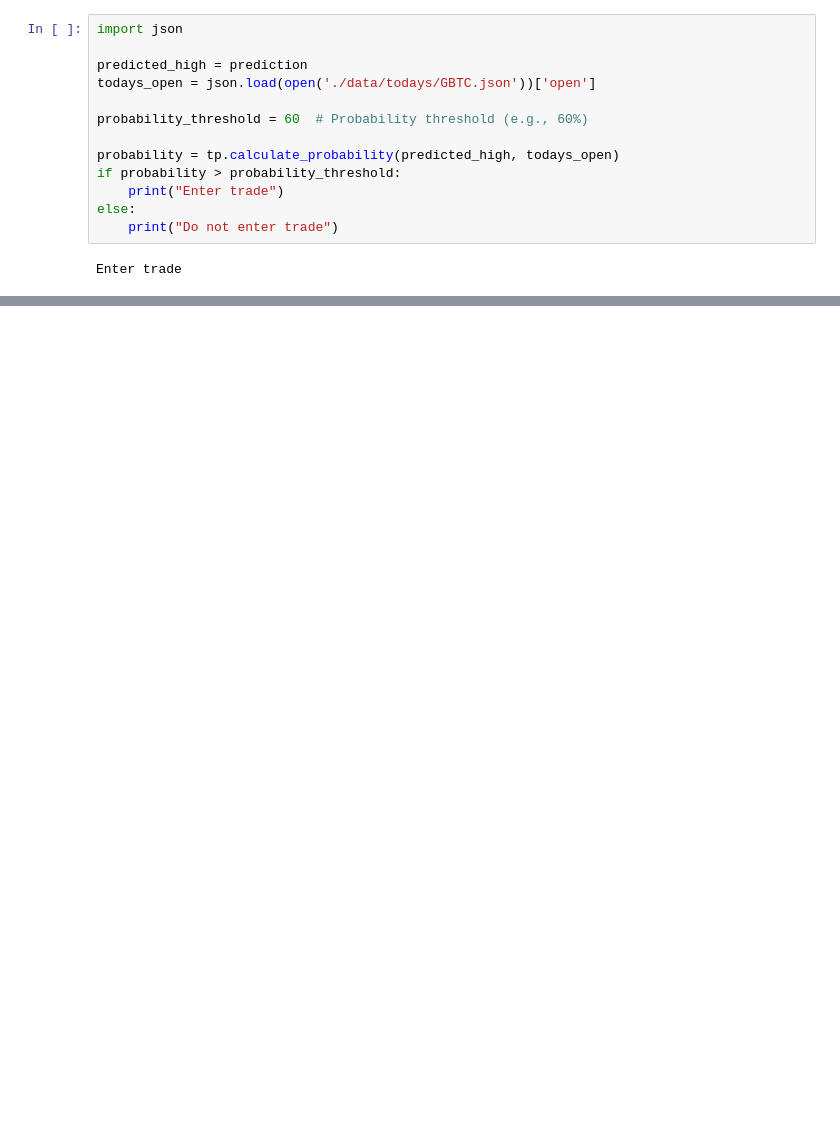
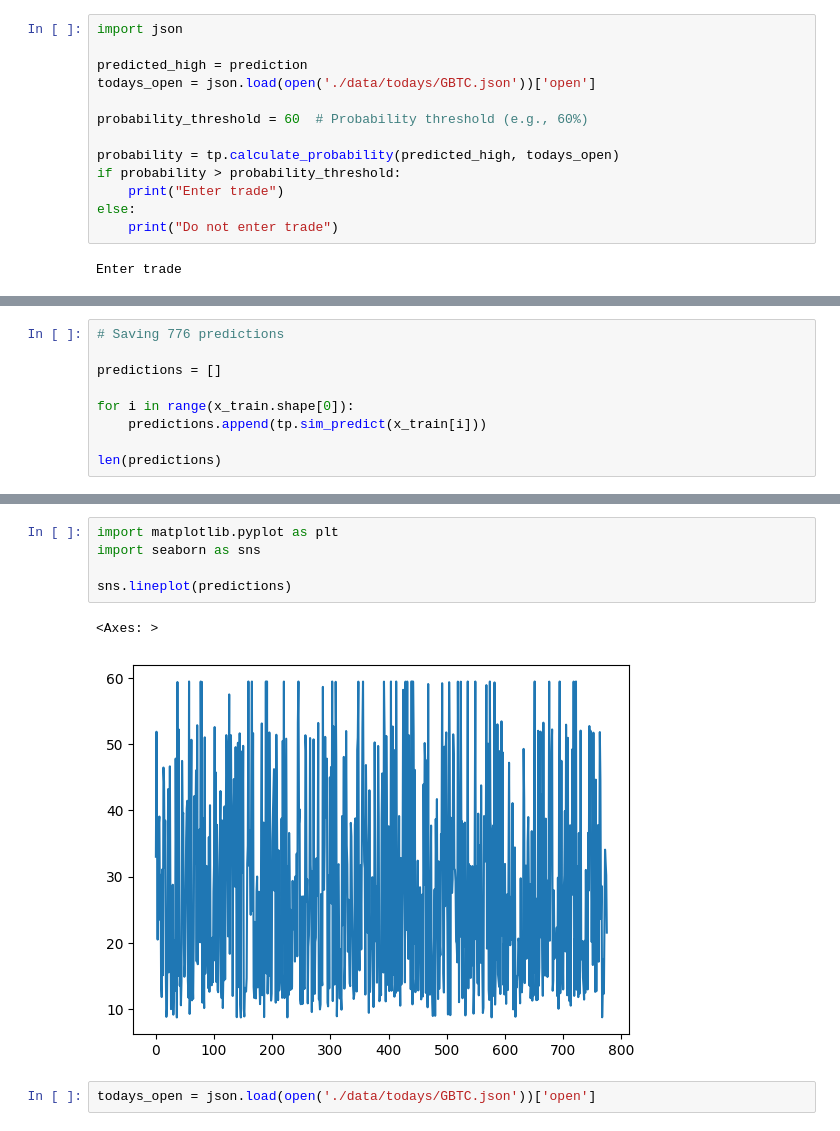
Before and after one commit to bharxhav/crypto-prognosis, a Jupyter notebook: usage.ipynb, the cells around one changed output, grey strips where cells are left out. Cells and saved outputs as stored; diff of their text form; blank space fills up the shorter version.

```diff
--- a/usage.ipynb
+++ b/usage.ipynb
@@ -82,0 +116,9 @@ Enter trade
+# %%
+# Saving 776 predictions
+
+predictions = []
+
+for i in range(x_train.shape[0]):
+    predictions.append(tp.sim_predict(x_train[i]))
+
+len(predictions)
@@ -82,0 +144,10 @@ Enter trade
+# %%
+import matplotlib.pyplot as plt
+import seaborn as sns
+
+sns.lineplot(predictions)
+# %% [output]
+<Axes: >
+[figure, added]
+# %%
+todays_open = json.load(open('./data/todays/GBTC.json'))['open']
```
Also changed, not shown: parts of 13 cells of this notebook.
